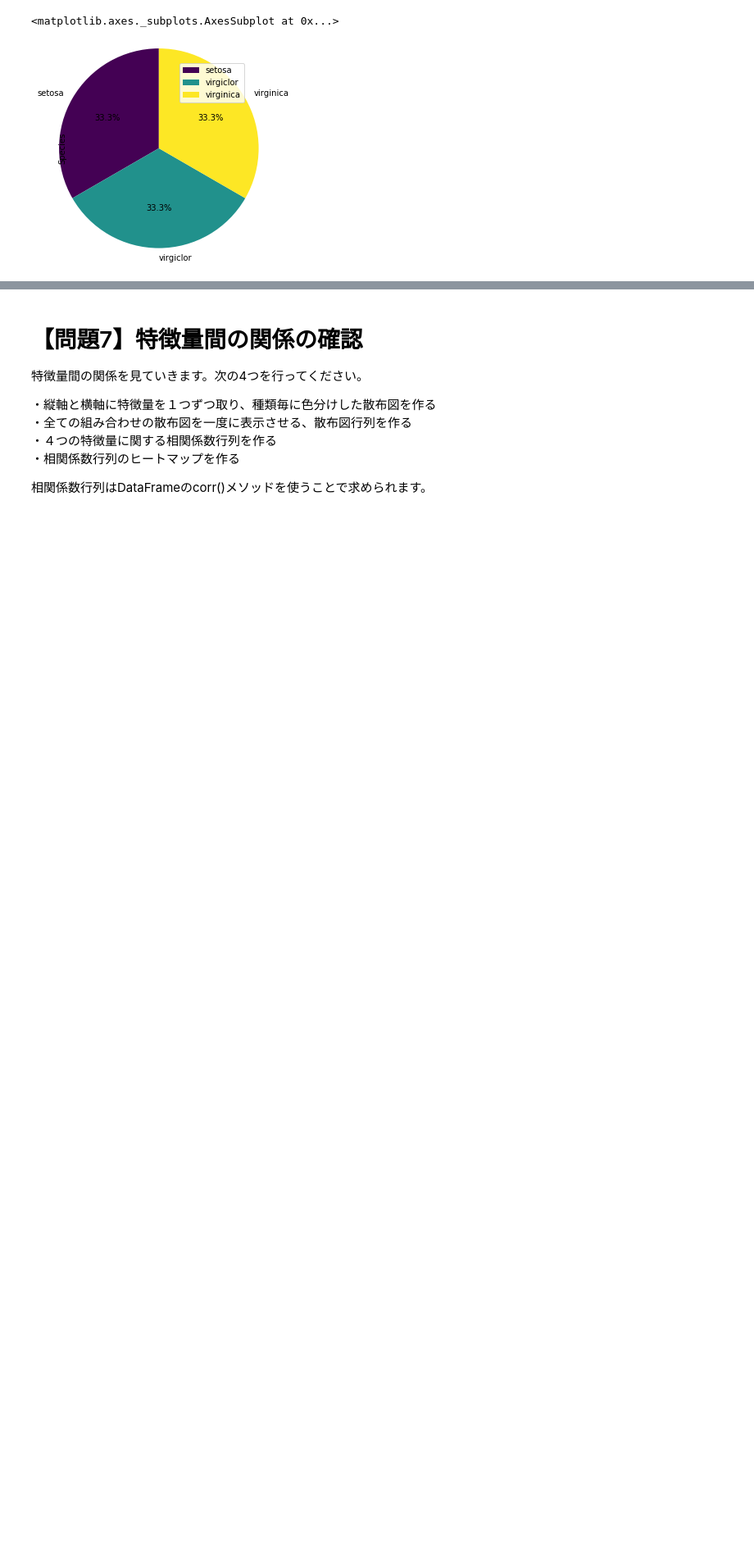
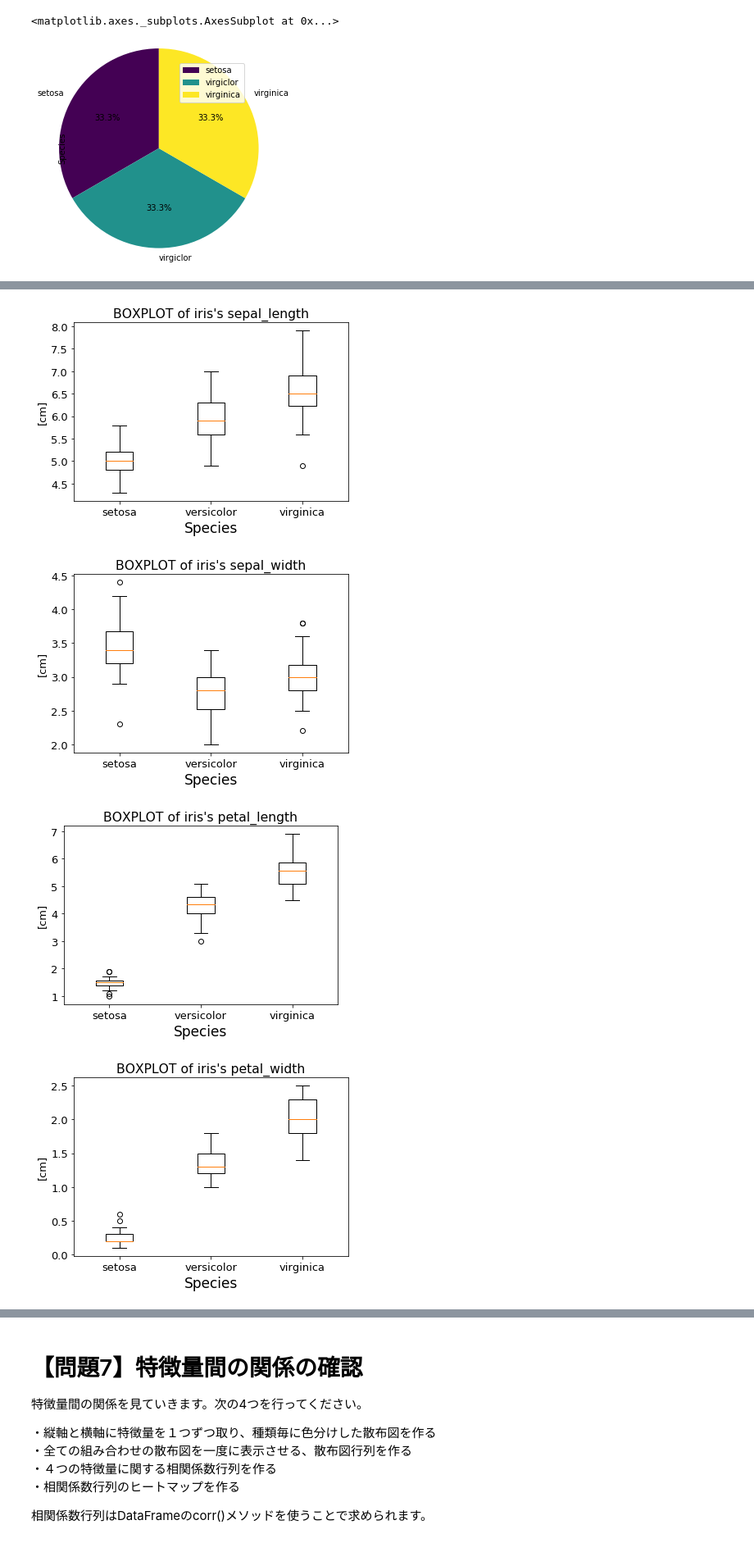
Before and after one commit to ykenkou001/diveintocode-ml, a Jupyter notebook: week3/week3_beforeclass_work1.ipynb, the cells around one changed output, grey strips where cells are left out. Shown at 82% size. Drawn from its saved outputs; the diff is of its cells as text; code cells hidden in the pictures; blank space fills up the shorter version.

```diff
--- a/week3/week3_beforeclass_work1.ipynb
+++ b/week3/week3_beforeclass_work1.ipynb
@@ -289,0 +310,21 @@ df_0_all_2.plot.box(title="virginica", legend=True, fontsize=13, grid=True)#プ
+# %%
+#　箱ひげ図を作成
+
+# setosa、virgiclor、virginica（ラベル）
+# sepal_length  sepal_width  petal_length  petal_width（特徴量）
+
+features = ["sepal_length", "sepal_width", "petal_length", "petal_width"]
+
+for feature in features:
+    plt.rcParams["font.size"] = 13
+    plt.boxplot([df[df["Species"]==0][feature], df[df["Species"]==1][feature], df[df["Species"]==2][feature]])
+    plt.xticks([1, 2, 3], iris_dataset.target_names)
+    plt.title("BOXPLOT of iris's {}".format(feature))
+    plt.ylabel('[cm]')
+    plt.xlabel('Species', fontsize= 17)
+    plt.show()
+# %% [output]
+[figure, added]
+[figure, added]
+[figure, added]
+[figure, added]
```
Also changed, not shown: parts of 17 cells of this notebook.
